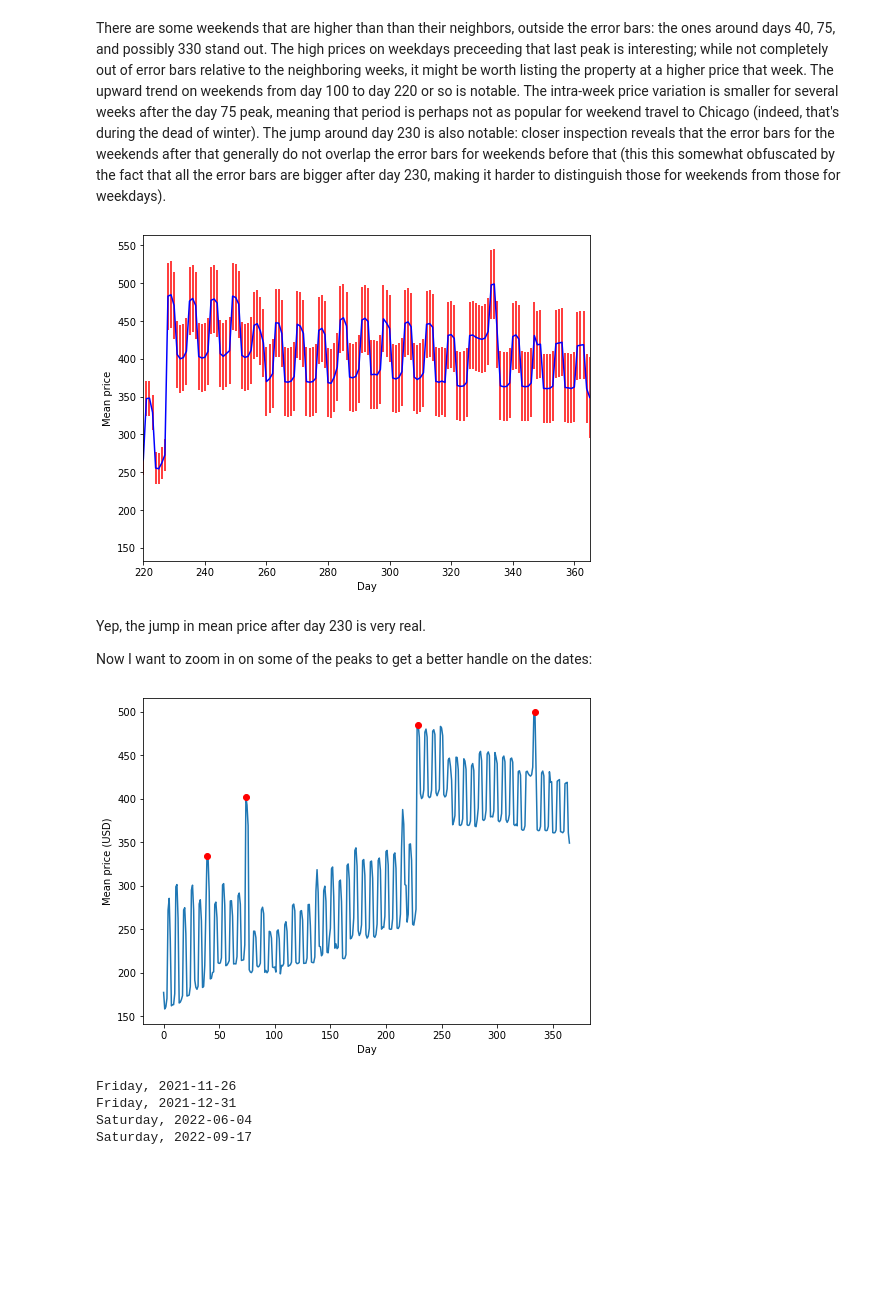
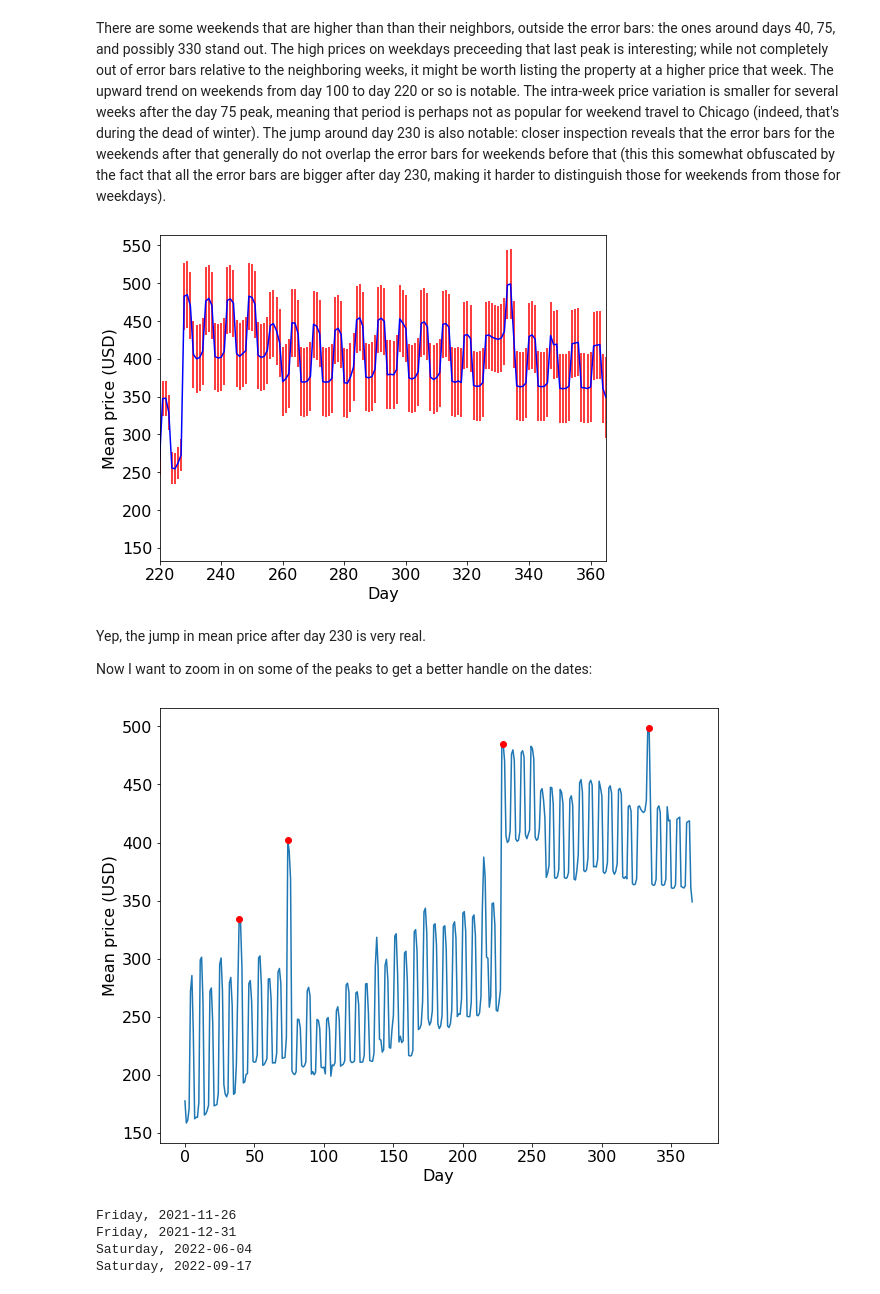
Before and after one commit to tdauer2718/airbnb-chicago, a Jupyter notebook: Chicago Airbnb analysis.ipynb, the cells around one changed output. Drawn from its saved outputs; the diff is of its cells as text; code cells hidden in the pictures; blank space fills up the shorter version.

```diff
--- a/Chicago Airbnb analysis.ipynb
+++ b/Chicago Airbnb analysis.ipynb
@@ -524,11 +573,14 @@ top_10_nbds = listings['neighbourhood_cleansed'].value_counts()[:10].index
 # %%
 df = listings.loc[listings['neighbourhood_cleansed'].isin(top_10_nbds)]
 # %%
-plt.figure(figsize=(14,12))
+plt.figure(figsize=(10,8))
 sns.violinplot(data=df, x='neighbourhood_cleansed', y='price')
+plt.rcParams['font.size'] = 14
+plt.xticks(rotation=45)
 plt.xlabel('Neighborhood')
 plt.ylabel('Price per night (USD)')
-plt.ylim(-50, 500)
+plt.ylim(0, 400)
+plt.tight_layout()
 plt.savefig('neighborhood_vs_price.jpg')
 plt.show()
 # %% [output]
@@ -549,8 +601,10 @@ df = df.loc[df['price'] < 300]
 # %%
-plt.figure(figsize=(14,12))
+plt.figure(figsize=(10,8))
 sns.violinplot(data=df, x='bedrooms', y='price')
 plt.xlabel('Number of bedrooms')
 plt.ylabel('Price per night (USD)')
+plt.rcParams['font.size'] = 14
 plt.savefig('bedrooms_vs_price.jpg')
+plt.ylim(-50, 500)
 plt.show()
 # %% [output]
@@ -565,8 +619,9 @@ room_types = listings['room_type'].value_counts().index
 df = listings.loc[listings['room_type'].isin(room_types)]
 df = df.loc[df['price'] < 300]
 # %%
-plt.figure(figsize=(14,12))
+plt.figure(figsize=(10,8))
 sns.violinplot(data=df, x='room_type', y='price')
+plt.rcParams['font.size'] = 16
 plt.xlabel('Room type')
 plt.ylabel('Price per night (USD)')
 plt.savefig('room_type_vs_price.jpg')
@@ -1310,7 +1384,7 @@ plt.xlabel('Day')
 plt.ylabel('Mean price (USD)')
 plt.show()
 # %% [output]
-[figure, old version]
+[figure, new version]
 # %% [markdown]
 Yep, the jump in mean price after day 230 is very real.
 
@@ -1322,16 +1396,18 @@ to_mark.append(near_south_side['mean_price'][60:80].idxmax())
 to_mark.append(near_south_side['mean_price'][225:235].idxmax())
 to_mark.append(near_south_side['mean_price'][320:350].idxmax())
 # %%
-plt.figure(figsize=(8,6))
+plt.figure(figsize=(10,8))
 x = near_south_side.index
 y = near_south_side['mean_price']
 plt.plot(x, y)
 plt.plot(to_mark, y[to_mark], 'ro')
+plt.rcParams['font.size'] = 14
 plt.xlabel('Day')
 plt.ylabel('Mean price (USD)')
+plt.savefig('nss_mean_price.jpg')
 plt.show()
 # %% [output]
-[figure, old version]
+[figure, new version]
 # %%
 for day in to_mark:
     print(day_to_date(day))
```
Also changed, not shown: parts of 61 cells of this notebook.
